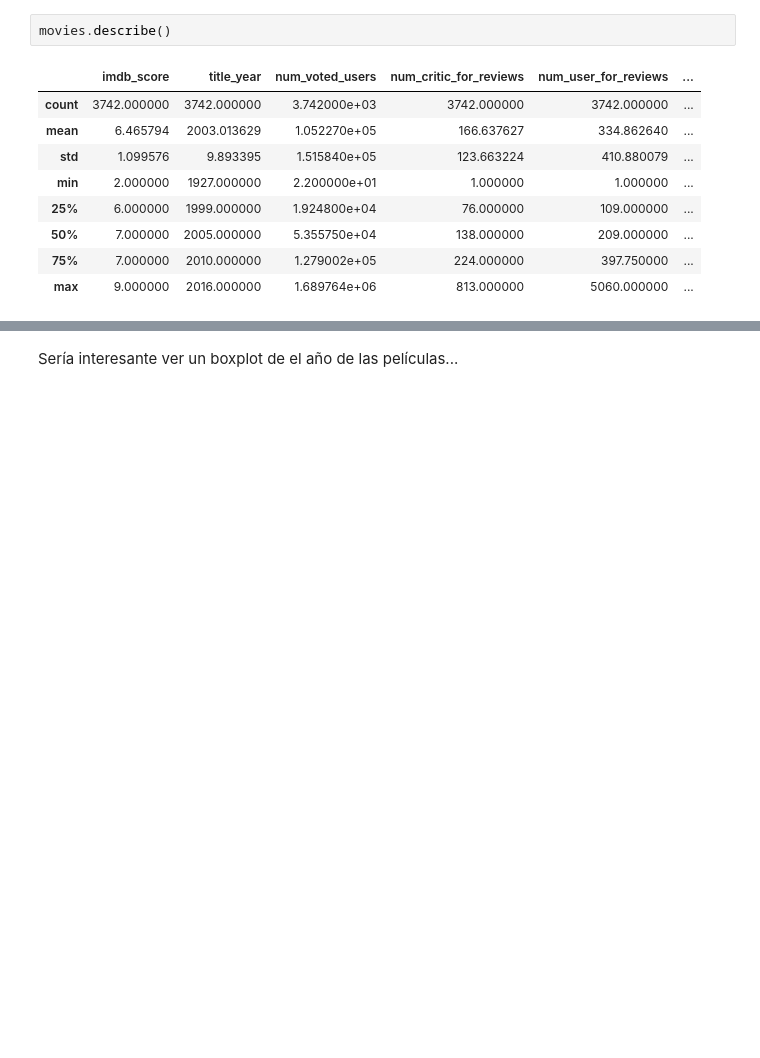
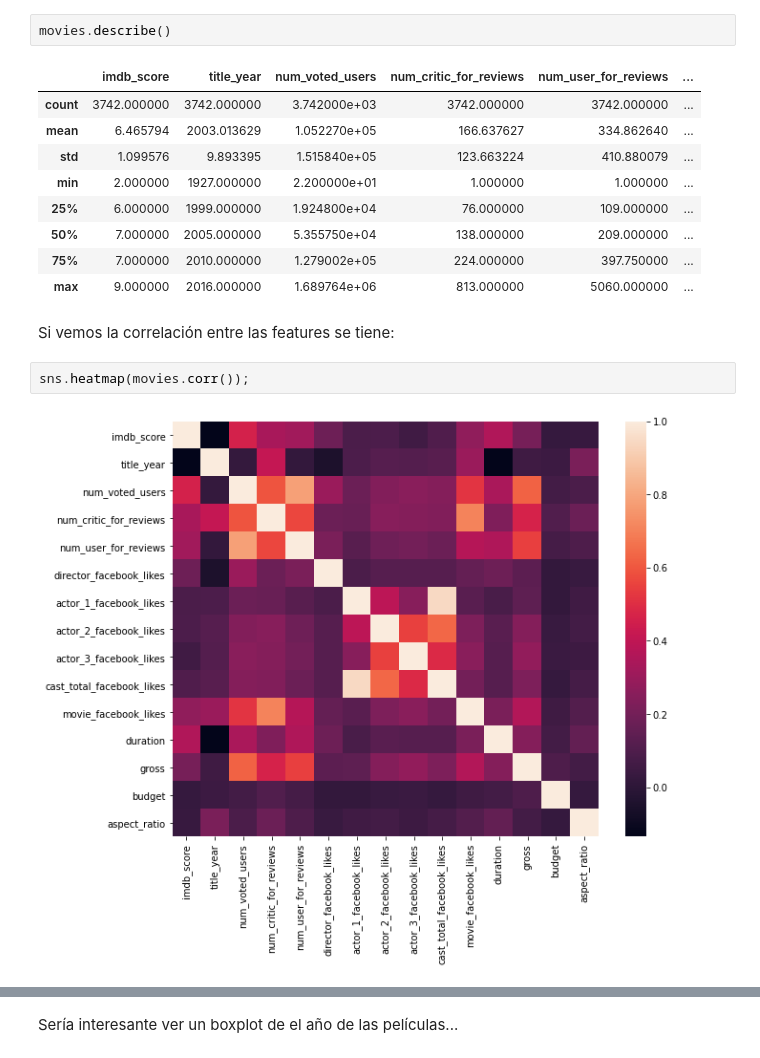
Before and after one commit to SebasUrbina/tarea3_mineria, a Jupyter notebook: Tarea 3.ipynb, the cells around one changed output, grey strips where cells are left out. Saved outputs shown, nothing was run; the diff lists cells and outputs as text; blank space fills up the shorter version.

```diff
--- a/Tarea 3.ipynb
+++ b/Tarea 3.ipynb
@@ -548,3 +574,9 @@ movies.describe()
 | 50% | 7.000000 | 2005.000000 | 5.355750e+04 | 138.000000 | 209.000000 | ... |
 | 75% | 7.000000 | 2010.000000 | 1.279002e+05 | 224.000000 | 397.750000 | ... |
 | max | 9.000000 | 2016.000000 | 1.689764e+06 | 813.000000 | 5060.000000 | ... |
+# %% [markdown]
+Si vemos la correlación entre las features se tiene:
+# %%
+sns.heatmap(movies.corr());
+# %% [output]
+[figure, added]
```
Also changed, not shown: parts of 51 cells of this notebook.
